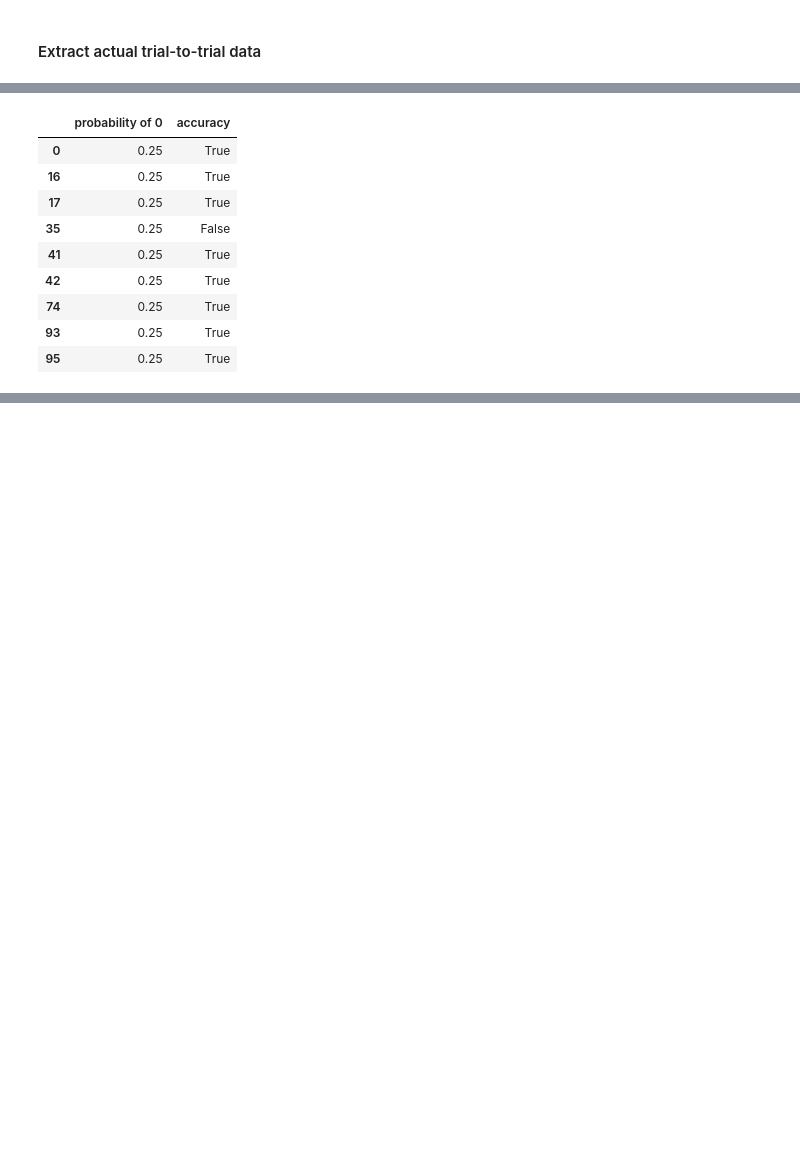
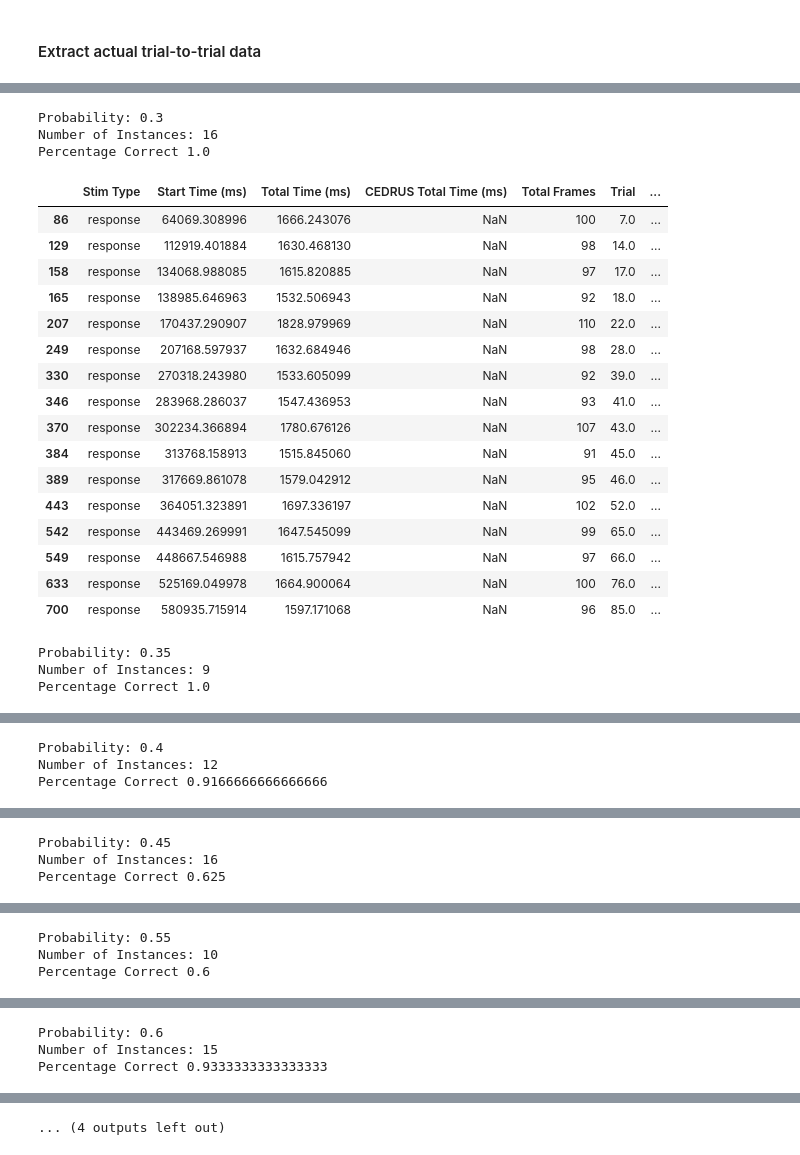
Before and after one commit to isaacmenchaca/HNLpsychopy, a Jupyter notebook: accuracyTestForTask.ipynb, the cells around one changed output, grey strips where cells are left out. Drawn from its saved outputs; the diff is of its cells as text; code cells hidden in the pictures; blank space fills up the shorter version.

```diff
--- a/accuracyTestForTask.ipynb
+++ b/accuracyTestForTask.ipynb
@@ -81,0 +68,4 @@ Percent Correct: 0.79
+# %%
+trialsDf = pd.DataFrame(extractedData)
+trialsDf['Correct'] = trialsDf['Correct'].map({'True': True, 'False': False})
+display(trialsDf)
@@ -81,0 +92,4 @@ Percent Correct: 0.79
+# %%
+responsesDf = trialsDf[trialsDf['Stim Type'] == 'response']
+print("Percent Correct:", responsesDf['Correct'].sum() / len(responsesDf['Correct']))
+display(responsesDf)
@@ -81,0 +115,9 @@ Percent Correct: 0.79
+# %%
+total0sList = []
+for i in range(len(responsesDf)):
+    x0forResponse = trialsDf[(trialsDf['Trial'] == i) & (trialsDf['Stim Type'] == 'X0')]
+    total0sList.append(x0forResponse['Total 0s'].values)
+responsesDf['Total 0s'] = total0sList
+responsesDf['Expected 0s'] = responsesDf['Probability of 0'] * 40
+responsesDf['Average 0s'] = responsesDf['Total 0s'].map(lambda x: x.mean())
+responsesDf
@@ -82,3 +142,2 @@ Percent Correct: 0.79
 # %%
-accuracyDF = pd.DataFrame({'probability of 0': probability, 'accuracy': accuracy})
-accuracyDF['probability of 0'].unique()
+probabilityBiasof0 = np.sort(responsesDf['Probability of 0'].unique())
@@ -88,14 +144,35 @@ array([0.25   , 0.69444, 0.47222, 0.58333, 0.75   , 0.63889, 0.41667,
 # %%
-display(accuracyDF[accuracyDF['probability of 0'] == 0.25000])
-display(accuracyDF[accuracyDF['probability of 0'] == 0.30556])
+percentCorrect = []
+numberInstances = []
+for i in probabilityBiasof0:
+    print('Probability:', i)
+    df = responsesDf[responsesDf['Probability of 0'] == i]
+    print('Number of Instances:', len(df))
+    numberInstances.append(len(df))
+    print('Percentage Correct', df['Correct'].mean())
+    display(df)
+    percentCorrect.append(df['Correct'].mean())
 # %% [output]
+Probability: 0.3
+Number of Instances: 16
+Percentage Correct 1.0
-|  | probability of 0 | accuracy |
-| 0 | 0.25 | True |
-| 16 | 0.25 | True |
-| 17 | 0.25 | True |
-| 35 | 0.25 | False |
-| 41 | 0.25 | True |
-| 42 | 0.25 | True |
-| 74 | 0.25 | True |
-| 93 | 0.25 | True |
-| 95 | 0.25 | True |
+|  | Stim Type | Start Time (ms) | Total Time (ms) | CEDRUS Total Time (ms) | Total Frames | Trial | ... |
+| 86 | response | 64069.308996 | 1666.243076 | NaN | 100 | 7.0 | ... |
+| 129 | response | 112919.401884 | 1630.468130 | NaN | 98 | 14.0 | ... |
+| 158 | response | 134068.988085 | 1615.820885 | NaN | 97 | 17.0 | ... |
+| 165 | response | 138985.646963 | 1532.506943 | NaN | 92 | 18.0 | ... |
+| 207 | response | 170437.290907 | 1828.979969 | NaN | 110 | 22.0 | ... |
+| 249 | response | 207168.597937 | 1632.684946 | NaN | 98 | 28.0 | ... |
+| 330 | response | 270318.243980 | 1533.605099 | NaN | 92 | 39.0 | ... |
+| 346 | response | 283968.286037 | 1547.436953 | NaN | 93 | 41.0 | ... |
+| 370 | response | 302234.366894 | 1780.676126 | NaN | 107 | 43.0 | ... |
+| 384 | response | 313768.158913 | 1515.845060 | NaN | 91 | 45.0 | ... |
+| 389 | response | 317669.861078 | 1579.042912 | NaN | 95 | 46.0 | ... |
+| 443 | response | 364051.323891 | 1697.336197 | NaN | 102 | 52.0 | ... |
+| 542 | response | 443469.269991 | 1647.545099 | NaN | 99 | 65.0 | ... |
+| 549 | response | 448667.546988 | 1615.757942 | NaN | 97 | 66.0 | ... |
+| 633 | response | 525169.049978 | 1664.900064 | NaN | 100 | 76.0 | ... |
+| 700 | response | 580935.715914 | 1597.171068 | NaN | 96 | 85.0 | ... |
+Probability: 0.35
+Number of Instances: 9
+Percentage Correct 1.0
@@ -110,0 +189,3 @@ display(accuracyDF[accuracyDF['probability of 0'] == 0.30556])
+Probability: 0.4
+Number of Instances: 12
+Percentage Correct 0.9166666666666666
@@ -110,0 +205,3 @@ display(accuracyDF[accuracyDF['probability of 0'] == 0.30556])
+Probability: 0.45
+Number of Instances: 16
+Percentage Correct 0.625
@@ -110,0 +225,3 @@ display(accuracyDF[accuracyDF['probability of 0'] == 0.30556])
+Probability: 0.55
+Number of Instances: 10
+Percentage Correct 0.6
@@ -110,0 +239,3 @@ display(accuracyDF[accuracyDF['probability of 0'] == 0.30556])
+Probability: 0.6
+Number of Instances: 15
+Percentage Correct 0.9333333333333333
@@ -110,0 +258 @@ display(accuracyDF[accuracyDF['probability of 0'] == 0.30556])
+... (4 outputs left out)
```
Also changed, not shown: parts of 20 cells of this notebook, 3 other files.
